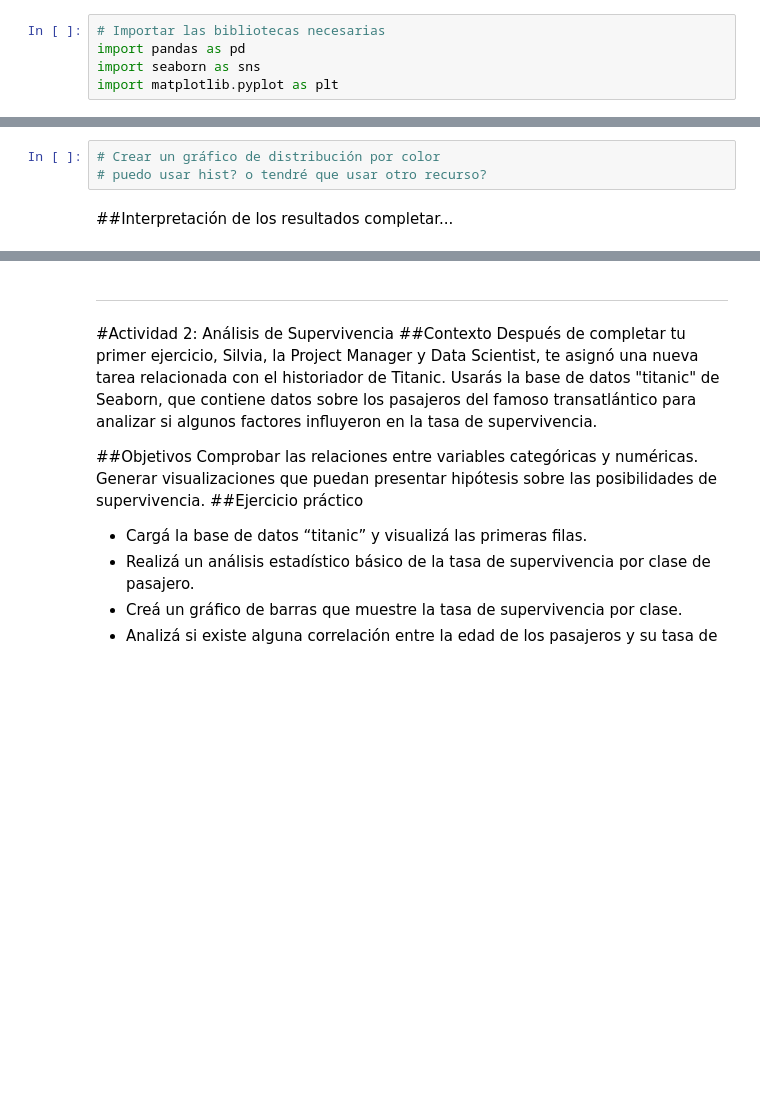
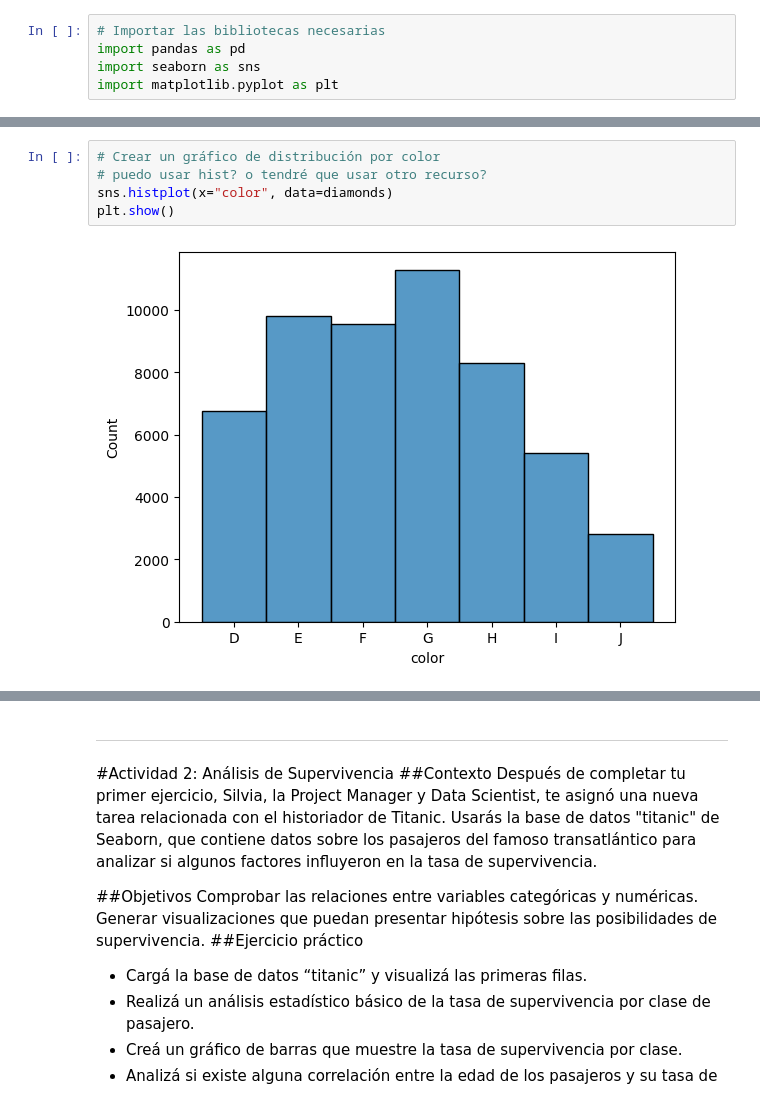
Before and after one commit to v0ltax/TT-2C2025-Data-Analitycs-Notebooks, a Jupyter notebook: _20_After_class_10/After_class_10_Actividades_1_y_2.ipynb, the cells around one changed output, grey strips where cells are left out. Cells and saved outputs as stored; diff of their text form; blank space fills up the shorter version.

```diff
--- a/_20_After_class_10/After_class_10_Actividades_1_y_2.ipynb
+++ b/_20_After_class_10/After_class_10_Actividades_1_y_2.ipynb
@@ -41,6 +107,7 @@ import matplotlib.pyplot as plt
 # %%
 # Crear un gráfico de distribución por color
 # puedo usar hist? o tendré que usar otro recurso?
+sns.histplot(x="color", data=diamonds)
+plt.show()
+# %% [output]
+[figure, added]
-# %% [markdown]
-##Interpretación de los resultados
-completar...
```
Also changed, not shown: parts of 20 cells of this notebook.
